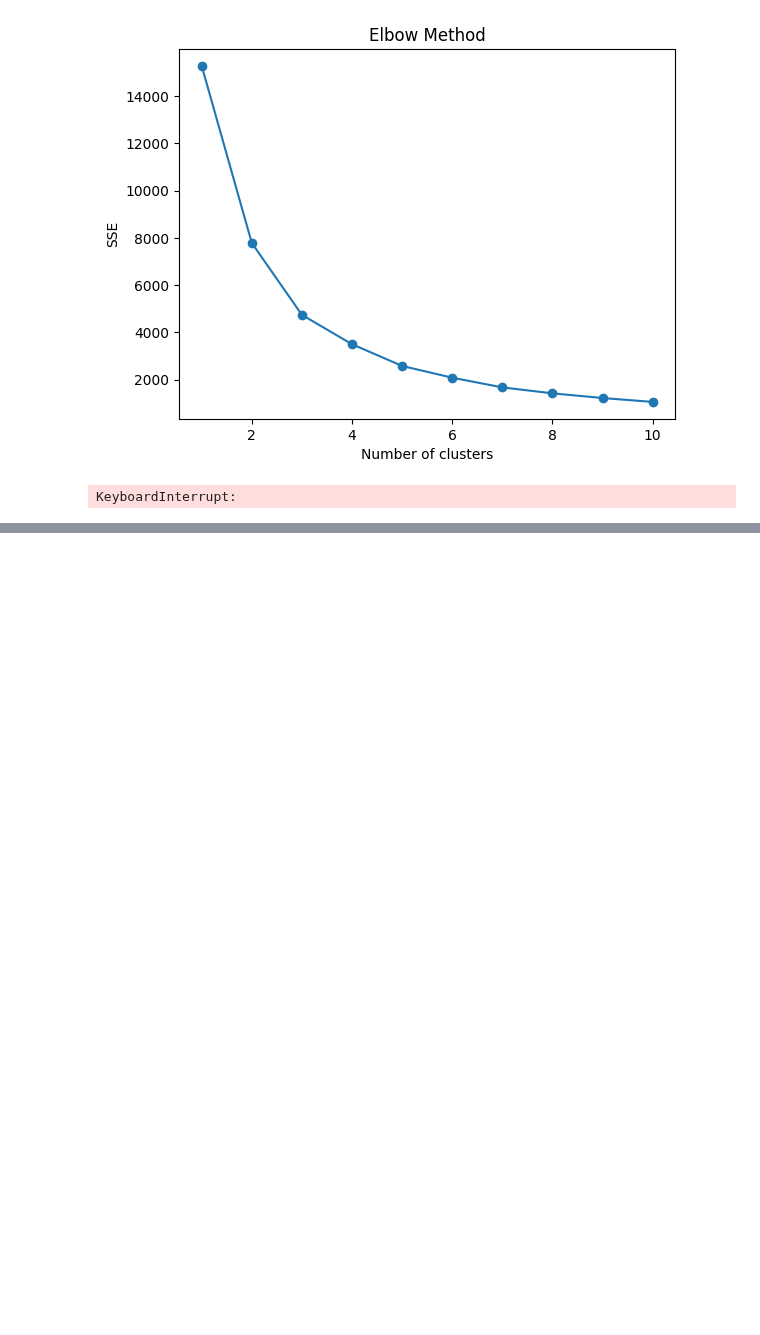
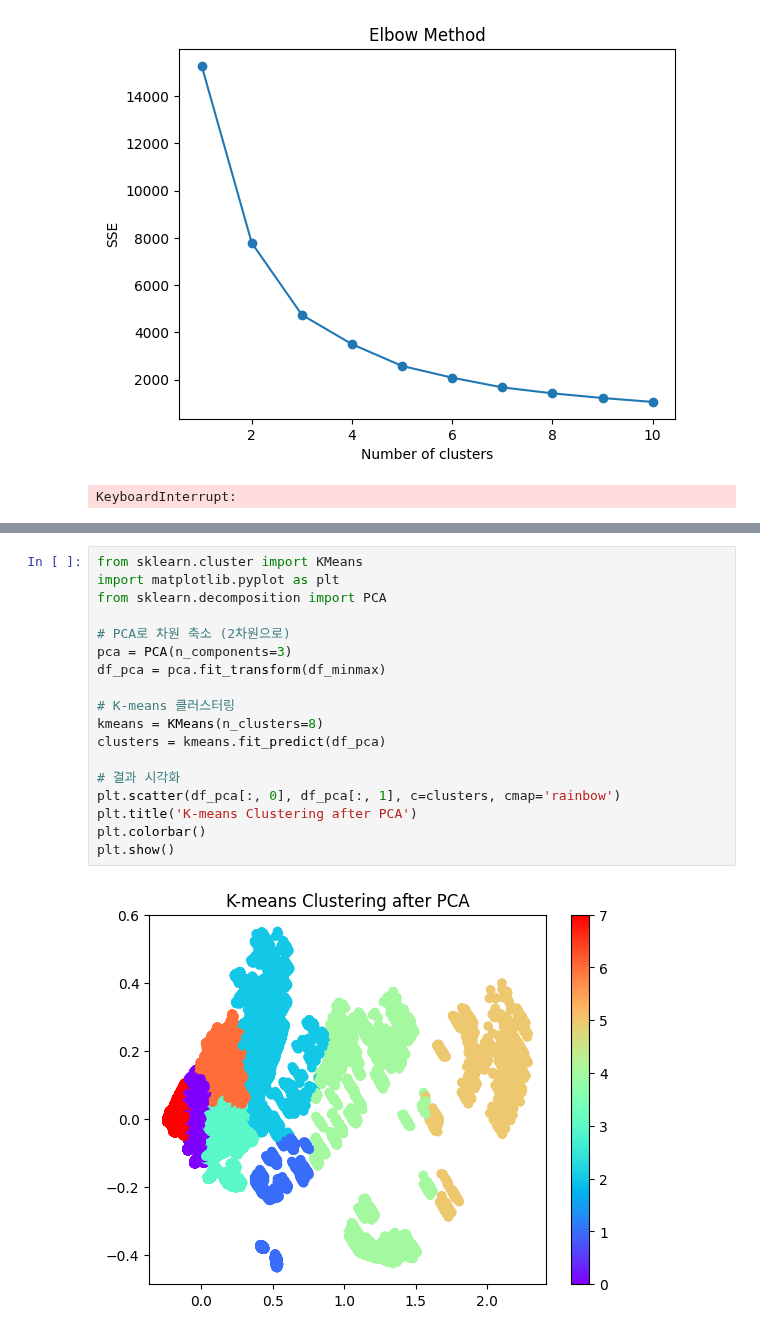
Before and after one commit to wooseungw/power_consumption_comp, a Jupyter notebook: clustering.ipynb, the cells around one changed output, grey strips where cells are left out. Drawn from its saved outputs; the diff is of its cells as text; blank space fills up the shorter version.

```diff
--- a/clustering.ipynb
+++ b/clustering.ipynb
@@ -165,0 +166,20 @@ Building 100: Cluster 0
+# %%
+from sklearn.cluster import KMeans
+import matplotlib.pyplot as plt
+from sklearn.decomposition import PCA
+
+# PCA로 차원 축소 (2차원으로)
+pca = PCA(n_components=3)
+df_pca = pca.fit_transform(df_minmax)
+
+# K-means 클러스터링
+kmeans = KMeans(n_clusters=8)
+clusters = kmeans.fit_predict(df_pca)
+
+# 결과 시각화
+plt.scatter(df_pca[:, 0], df_pca[:, 1], c=clusters, cmap='rainbow')
+plt.title('K-means Clustering after PCA')
+plt.colorbar()
+plt.show()
+# %% [output]
+[figure, added]
```
Also changed, not shown: parts of 1 cell of this notebook.
